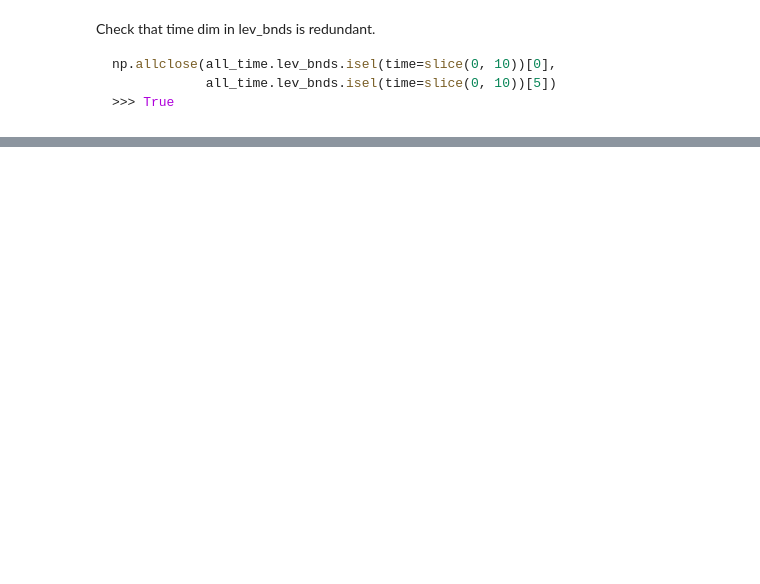
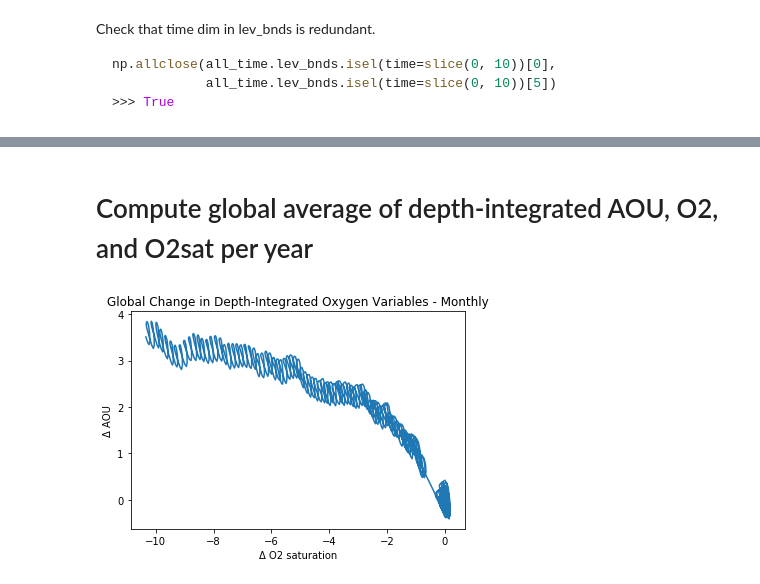
Before and after one commit to matt-long/cmip6hack-ocean-o2, a Jupyter notebook: notebooks/AOU_v_O2sat.ipynb, the cells around one changed output, grey strips where cells are left out. Cells and saved outputs as stored; diff of their text form; code cells hidden in the pictures; blank space fills up the shorter version.

```diff
--- a/notebooks/AOU_v_O2sat.ipynb
+++ b/notebooks/AOU_v_O2sat.ipynb
@@ -431,0 +404,15 @@ Coordinates:
+# %% [markdown]
+# Compute global average of depth-integrated AOU, O2, and O2sat per year
+# %%
+#global_mean_o2 = ((o2_1000_int*area).sum(['j','i'])/area.sum(['j','i'])).compute()
+global_mean_o2sat = ((o2_sat_int*area).sum(['j','i'])/area.sum(['j','i'])).compute()
+global_mean_aou = ((aou_int*area).sum(['j','i'])/area.sum(['j','i'])).compute()
+# %%
+# Then, find difference between each year and time_0 (1970)
+# Calculate delta AOU from time_0 values
+global_delta_aou = global_mean_aou - global_mean_aou.isel(time = 0)
+# %%
+# Calculate delta O2 from time_0 values
+#global_delta_o2 = global_mean_o2 - global_mean_o2.isel(time = 0)
+# Calculate delta O2sat from time_0 values
+global_delta_o2_sat = global_mean_o2sat - global_mean_o2sat.isel(time = 0)
@@ -431,0 +421,12 @@ Coordinates:
+# %%
+import matplotlib.pyplot as plt
+plt.figure()
+plt.plot(np.array(global_delta_o2_sat)[0],np.array(global_delta_aou)[0])
+
+plt.xlabel("Δ O2 saturation")
+plt.ylabel('Δ AOU')
+plt.title('Global Change in Depth-Integrated Oxygen Variables - Monthly')
+
+plt.show()
+# %% [output]
+[figure, added]
```
Also changed, not shown: parts of 36 cells of this notebook.
